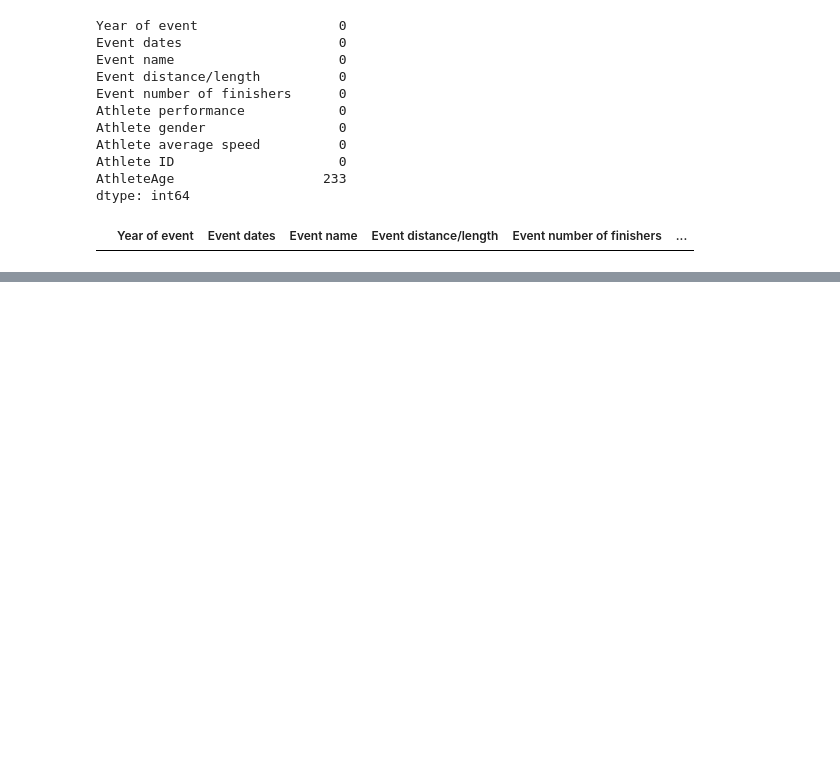
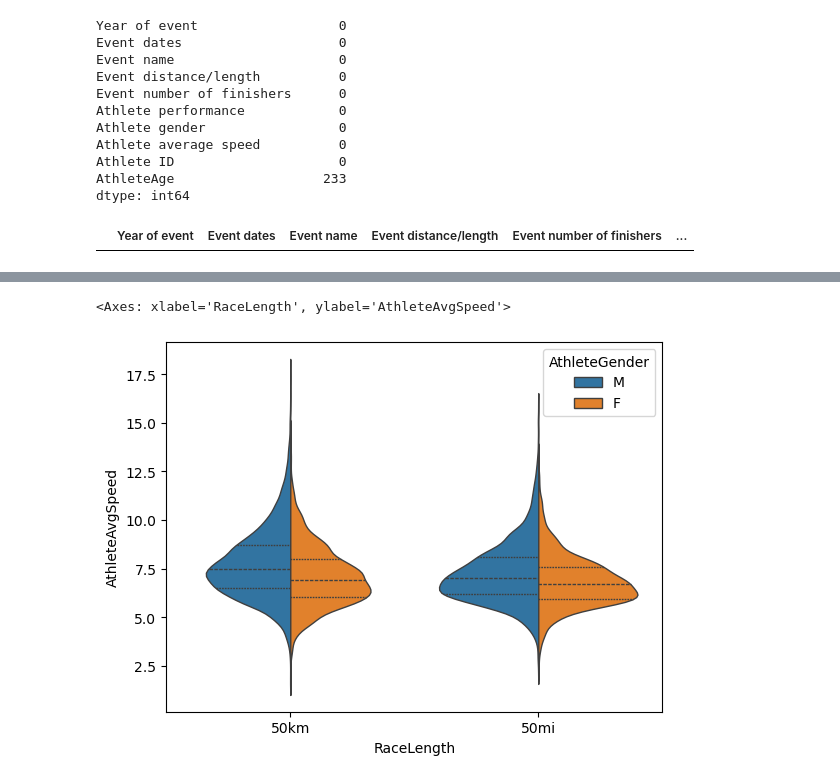
Before and after one commit to emixmh/python-projects, a Jupyter notebook: ultra-marathon/um.ipynb, the cells around one changed output, grey strips where cells are left out. Cells and saved outputs as stored; diff of their text form; code cells hidden in the pictures; blank space fills up the shorter version.

```diff
--- a/ultra-marathon/um.ipynb
+++ b/ultra-marathon/um.ipynb
@@ -85,0 +162,5 @@ wip.head(5)
+# %%
+sns.violinplot(data = wip2, x = 'RaceLength', y = 'AthleteAvgSpeed', hue = 'AthleteGender', split = True, inner = 'quart', linewidth = 1)
+# %% [output]
+<Axes: xlabel='RaceLength', ylabel='AthleteAvgSpeed'>
+[figure, added]
```
Also changed, not shown: parts of 34 cells of this notebook, 3 other files.
